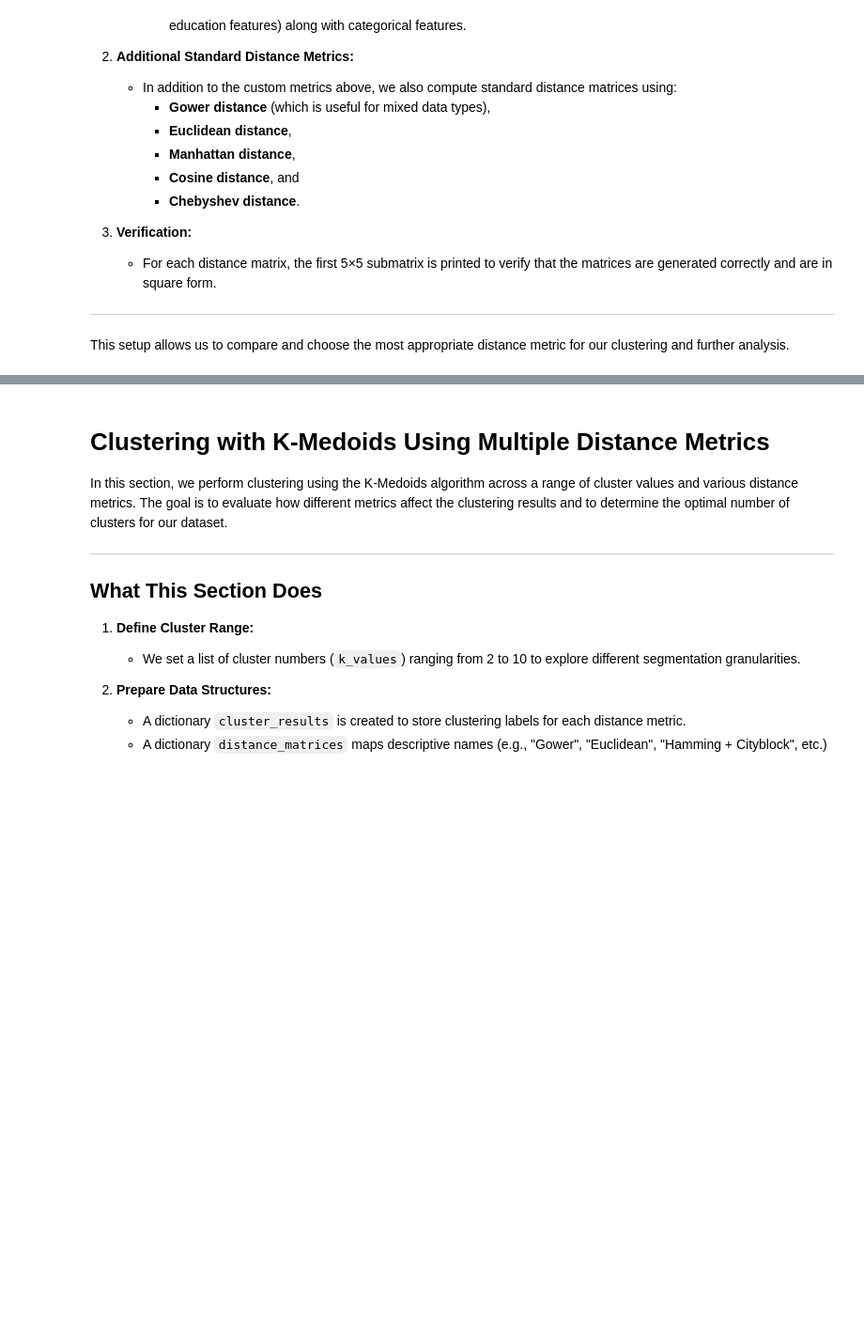
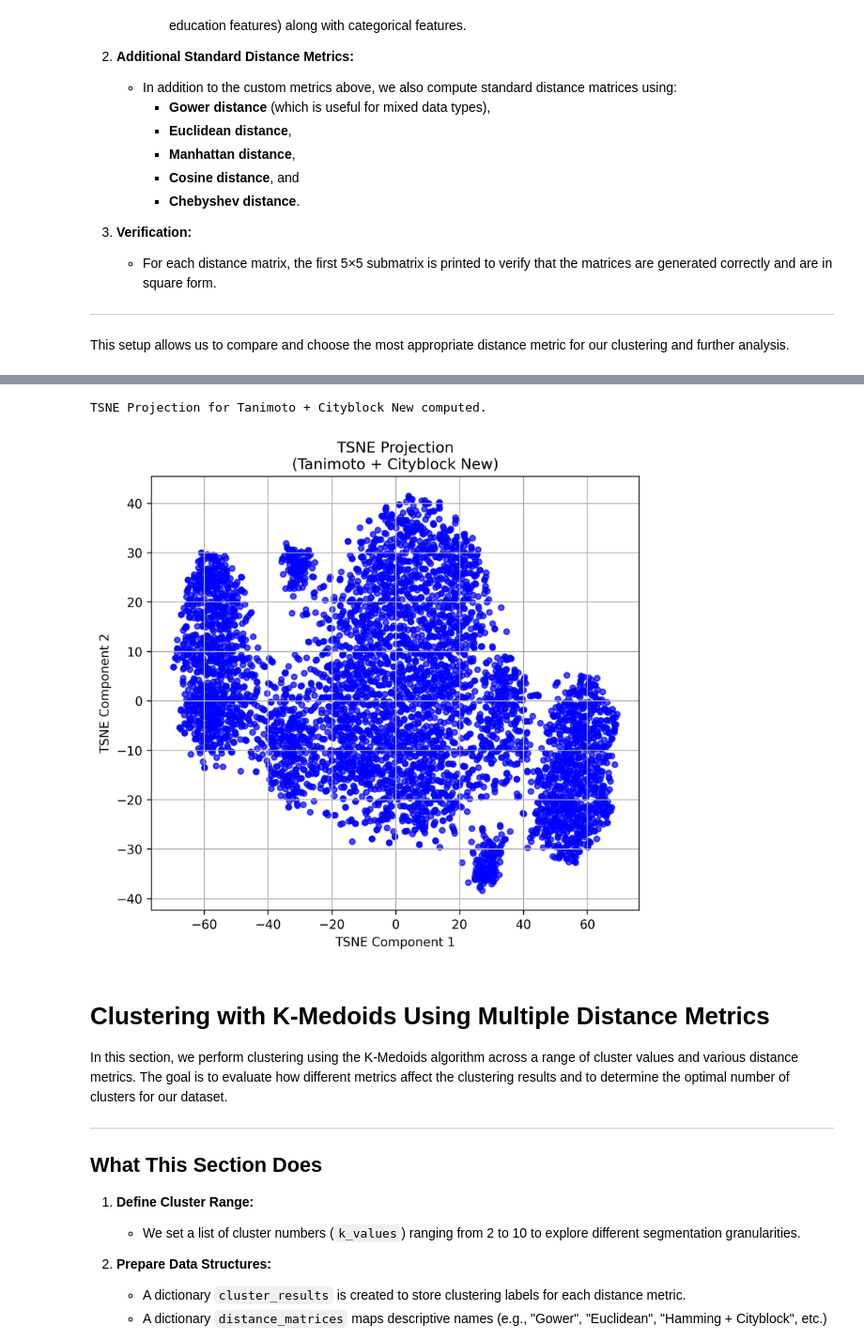
Before and after one commit to mouadhltifi/Fintech_Bank_Clients_Business_Case, a Jupyter notebook: KMedoids_Banking_Clustering.ipynb, the cells around one changed output, grey strips where cells are left out. Shown at 94% size. Cells and saved outputs as stored; diff of their text form; code cells hidden in the pictures; blank space fills up the shorter version.

```diff
--- a/KMedoids_Banking_Clustering.ipynb
+++ b/KMedoids_Banking_Clustering.ipynb
@@ -441,6 +504,52 @@ Tanimoto + Cityblock Distance (First 5x5):
  [2.10643248 2.12276551 0.         2.62077453 1.99846778]
  [2.61157389 4.74354004 2.62077453 0.         3.76180602]
  [2.66290696 1.55831005 1.99846778 3.76180602 0.        ]]
+# %%
+import matplotlib.pyplot as plt
+
+# -------------------------
+# TSNE Projections for New Custom Distance Matrices
+# -------------------------
+
+# TSNE Projection for the "Hamming + Cityblock New" Distance Matrix
+tsne_hamming_new = TSNE(metric='precomputed', random_state=42, init='random',
+                        perplexity=45.0, learning_rate=200)
+Y_hamming_new = tsne_hamming_new.fit_transform(hamming_dist_matrix_new)
+
+# TSNE Projection for the "Tanimoto + Cityblock New" Distance Matrix
+tsne_tanimoto_new = TSNE(metric='precomputed', random_state=42, init='random',
+                         perplexity=45.0, learning_rate=200)
+Y_tanimoto_new = tsne_tanimoto_new.fit_transform(tanimoto_dist_matrix_new)
+
+#print("\nTSNE Projection for Hamming + Cityblock New computed.")
+print("TSNE Projection for Tanimoto + Cityblock New computed.")
+
+
+# Plot TSNE Projection for "Hamming + Cityblock New"
+plt.figure(figsize=(12, 6), dpi=300)
+''''
+plt.subplot(1, 2, 1)
+plt.scatter(Y_hamming_new[:, 0], Y_hamming_new[:, 1],
+            c='green', alpha=0.7, s=20)
+plt.title("TSNE Projection\n(Hamming + Cityblock New)", fontsize=12)
+plt.xlabel("TSNE Component 1", fontsize=10)
+plt.ylabel("TSNE Component 2", fontsize=10)
+plt.grid(True)
+'''
+# Plot TSNE Projection for "Tanimoto + Cityblock New"
+plt.subplot(1, 2, 2)
+plt.scatter(Y_tanimoto_new[:, 0], Y_tanimoto_new[:, 1],
+            c='blue', alpha=0.7, s=20)
+plt.title("TSNE Projection\n(Tanimoto + Cityblock New)", fontsize=12)
+plt.xlabel("TSNE Component 1", fontsize=10)
+plt.ylabel("TSNE Component 2", fontsize=10)
+plt.grid(True)
+
+plt.tight_layout()
+plt.show()
+# %% [output]
+TSNE Projection for Tanimoto + Cityblock New computed.
+[figure, added]
 # %% [markdown]
 # Clustering with K-Medoids Using Multiple Distance Metrics
 
```
Also changed, not shown: parts of 5 cells of this notebook, 4 other files.
